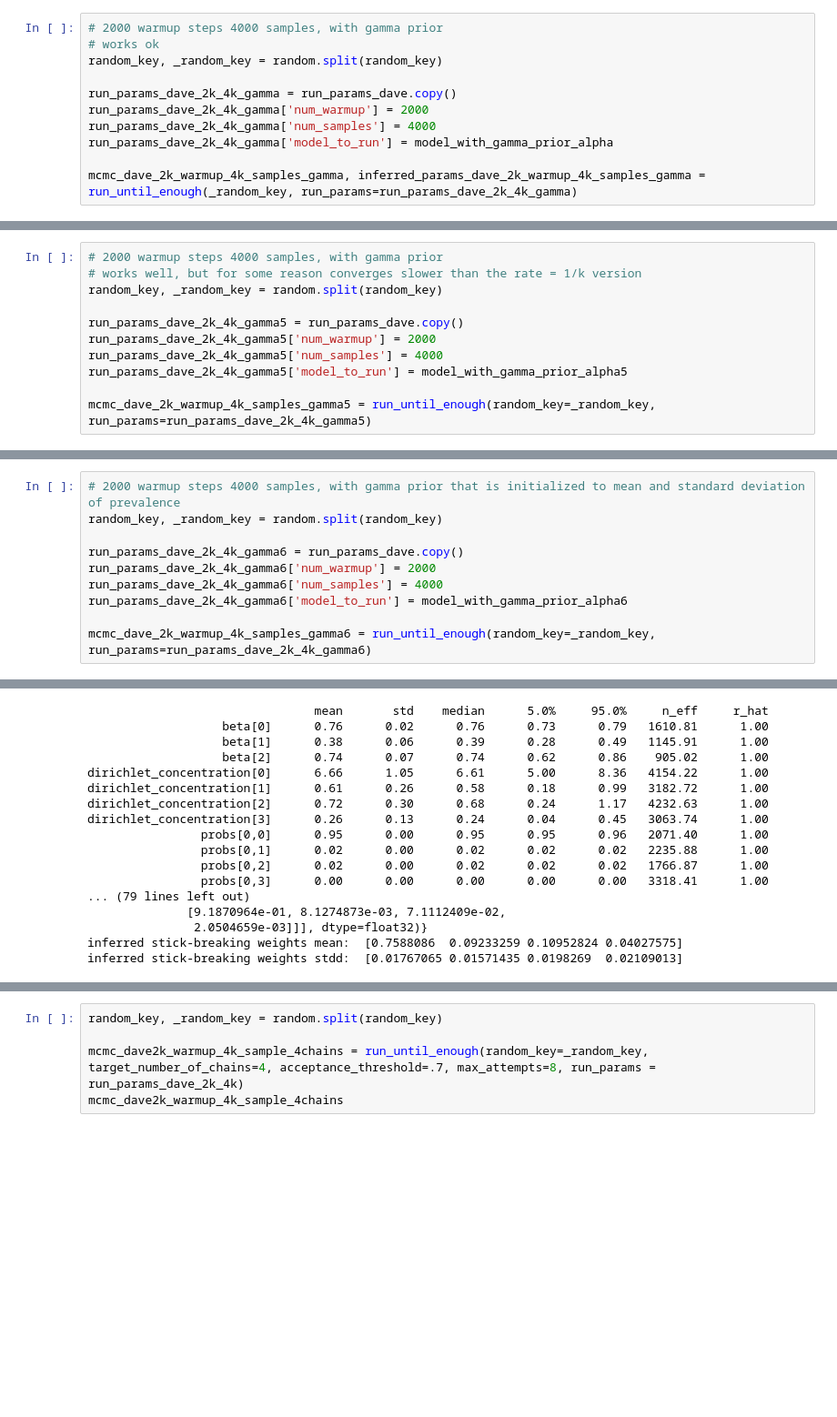
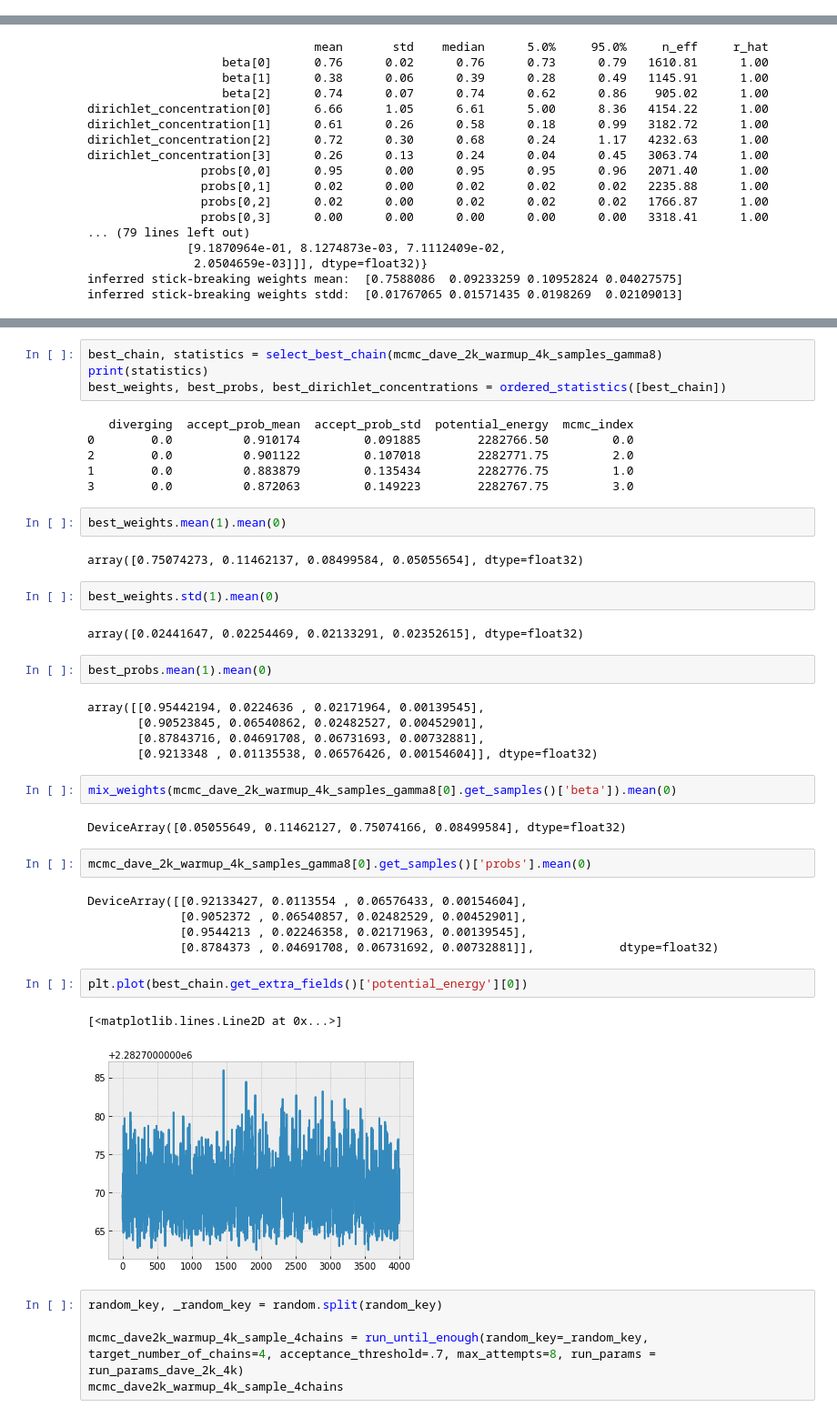
Before and after one commit to akotlar/multivariate-tada, a Jupyter notebook: project/sim5.ipynb, the cells around one changed output, grey strips where cells are left out. Shown at 91% size. Drawn from its saved outputs; the diff is of its cells as text; blank space fills up the shorter version.

Commit message:
select best chain

```diff
--- a/project/sim5.ipynb
+++ b/project/sim5.ipynb
@@ -770,14 +827,3 @@ mcmc_dave_8x_warmup_8x_samples.get_extra_fields(group_by_chain=True)['potential_
 # %% [output]
 [<matplotlib.lines.Line2D at 0x...>]
 [figure]
-# %%
-# 2000 warmup steps 4000 samples, with gamma prior
-# works ok
-random_key, _random_key = random.split(random_key)
-
-run_params_dave_2k_4k_gamma = run_params_dave.copy()
-run_params_dave_2k_4k_gamma['num_warmup'] = 2000
-run_params_dave_2k_4k_gamma['num_samples'] = 4000
-run_params_dave_2k_4k_gamma['model_to_run'] = model_with_gamma_prior_alpha
-
-mcmc_dave_2k_warmup_4k_samples_gamma, inferred_params_dave_2k_warmup_4k_samples_gamma = run_until_enough(_random_key, run_params=run_params_dave_2k_4k_gamma)
@@ -981,14 +991,3 @@ dirichlet_concentration[3]      0.21      0.11      0.19      0.05      0.37   3
                8.0432917e-04]]], dtype=float32)}
 inferred stick-breaking weights mean:  [0.11239389 0.09210274 0.7564844  0.03972641]
 inferred stick-breaking weights stdd:  [0.02124399 0.0189139  0.01927119 0.02220579]
-# %%
-# 2000 warmup steps 4000 samples, with gamma prior
-# works well, but for some reason converges slower than the rate = 1/k version
-random_key, _random_key = random.split(random_key)
-
-run_params_dave_2k_4k_gamma5 = run_params_dave.copy()
-run_params_dave_2k_4k_gamma5['num_warmup'] = 2000
-run_params_dave_2k_4k_gamma5['num_samples'] = 4000
-run_params_dave_2k_4k_gamma5['model_to_run'] = model_with_gamma_prior_alpha5
-
-mcmc_dave_2k_warmup_4k_samples_gamma5 = run_until_enough(random_key=_random_key, run_params=run_params_dave_2k_4k_gamma5)
@@ -1014,10 +993,0 @@ KeyboardInterrupt:
-# %%
-# 2000 warmup steps 4000 samples, with gamma prior that is initialized to mean and standard deviation of prevalence
-random_key, _random_key = random.split(random_key)
-
-run_params_dave_2k_4k_gamma6 = run_params_dave.copy()
-run_params_dave_2k_4k_gamma6['num_warmup'] = 2000
-run_params_dave_2k_4k_gamma6['num_samples'] = 4000
-run_params_dave_2k_4k_gamma6['model_to_run'] = model_with_gamma_prior_alpha6
-
-mcmc_dave_2k_warmup_4k_samples_gamma6 = run_until_enough(random_key=_random_key, run_params=run_params_dave_2k_4k_gamma6)
@@ -1188,3 +1152,44 @@ DeviceArray(0.8939755, dtype=float32)
+# %%
+best_chain, statistics = select_best_chain(mcmc_dave_2k_warmup_4k_samples_gamma8)
+print(statistics)
+best_weights, best_probs, best_dirichlet_concentrations = ordered_statistics([best_chain])
+# %% [output]
+   diverging  accept_prob_mean  accept_prob_std  potential_energy  mcmc_index
+0        0.0          0.910174         0.091885        2282766.50         0.0
+2        0.0          0.901122         0.107018        2282771.75         2.0
+1        0.0          0.883879         0.135434        2282776.75         1.0
+3        0.0          0.872063         0.149223        2282767.75         3.0
+# %%
+best_weights.mean(1).mean(0)
+# %% [output]
+array([0.75074273, 0.11462137, 0.08499584, 0.05055654], dtype=float32)
+# %%
+best_weights.std(1).mean(0)
+# %% [output]
+array([0.02441647, 0.02254469, 0.02133291, 0.02352615], dtype=float32)
+# %%
+best_probs.mean(1).mean(0)
+# %% [output]
+array([[0.95442194, 0.0224636 , 0.02171964, 0.00139545],
+       [0.90523845, 0.06540862, 0.02482527, 0.00452901],
+       [0.87843716, 0.04691708, 0.06731693, 0.00732881],
+       [0.9213348 , 0.01135538, 0.06576426, 0.00154604]], dtype=float32)
+# %%
+mix_weights(mcmc_dave_2k_warmup_4k_samples_gamma8[0].get_samples()['beta']).mean(0)
+# %% [output]
+DeviceArray([0.05055649, 0.11462127, 0.75074166, 0.08499584], dtype=float32)
+# %%
+mcmc_dave_2k_warmup_4k_samples_gamma8[0].get_samples()['probs'].mean(0)
+# %% [output]
+DeviceArray([[0.92133427, 0.0113554 , 0.06576433, 0.00154604],
+             [0.9052372 , 0.06540857, 0.02482529, 0.00452901],
+             [0.9544213 , 0.02246358, 0.02171963, 0.00139545],
+             [0.8784373 , 0.04691708, 0.06731692, 0.00732881]],            dtype=float32)
+# %%
+plt.plot(best_chain.get_extra_fields()['potential_energy'][0])
+# %% [output]
+[<matplotlib.lines.Line2D at 0x...>]
+[figure, added]
 # %%
 random_key, _random_key = random.split(random_key)
 
```
Also changed, not shown: parts of 14 cells of this notebook, 1 other file.
